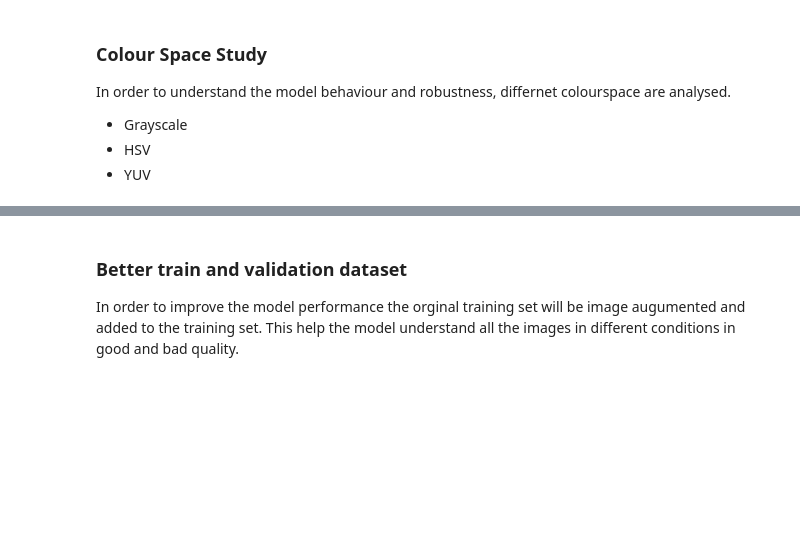
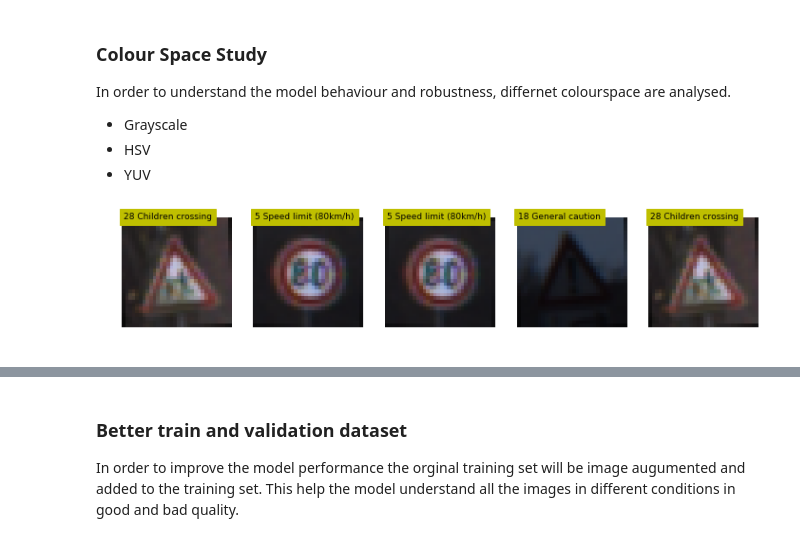
Before and after one commit to srikanth-narayanan/Traffic-Sign-Classifier, a Jupyter notebook: Traffic_Sign_Classifier.ipynb, the cells around one changed output, grey strips where cells are left out. Saved outputs shown, nothing was run; the diff lists cells and outputs as text; code cells hidden in the pictures; blank space fills up the shorter version.

```diff
--- a/Traffic_Sign_Classifier.ipynb
+++ b/Traffic_Sign_Classifier.ipynb
@@ -453,32 +454,34 @@ def YUV(img):
 X_train = Org_X_train.copy()
 y_train = Org_y_train.copy()
 
 X_train, X_valid, y_train, y_valid = train_test_split(X_train, y_train, test_size=0.2, random_state=0)
 X_train_new = []
 for i in tqdm(range(np.shape(X_train)[0])):
     X_train_new.append(rotation(X_train[i], angle = 3))
 
 X_train_new = np.array(X_train_new)
 
 # Plot some new rotated image
 # Get random set of traffic sign to visualise them
 dataset, label = getrandomset(X_train_new, y_train, 5)
 # generate label dictionary to identify the traffic signs
 label_dict = readLabel(signcsvname)
 # Plot traffic signs
 plotrandom(dataset, label, label_dict)
 
 # Re Run Network to see the Performance
 # Create an Object of the LeNet5
-lenet5obj_rot = lenet5.neuralLeNet(X_train_new, y_train, X_valid, y_valid, X_test, y_test)
+lenet5obj_rot = lenet5.neuralLeNet(X_train_new, y_train, X_valid, y_valid)
 
 # Setup Process
-lenet5obj_rot.process_setup(EPOCHS=10, BATCH_SIZE=128, mu=0, sigma=0.1,
+lenet5obj_rot.process_setup(EPOCHS=10, BATCH_SIZE=256, mu=0, sigma=0.1,
                         inputshape=(5, 5, 3, 6), x_shape=(None, 32, 32, 3),
                         y_shape=(None), onehot_class=43, outputclass=43)
 
 # Setup training
 lenet5obj_rot.setup_train_pipe(learning_rate=0.001)
 
 # Sstart training
 lenet5obj_rot.train()
+# %% [output]
+[figure, added]
```
Also changed, not shown: parts of 26 cells of this notebook, 19 other files.
